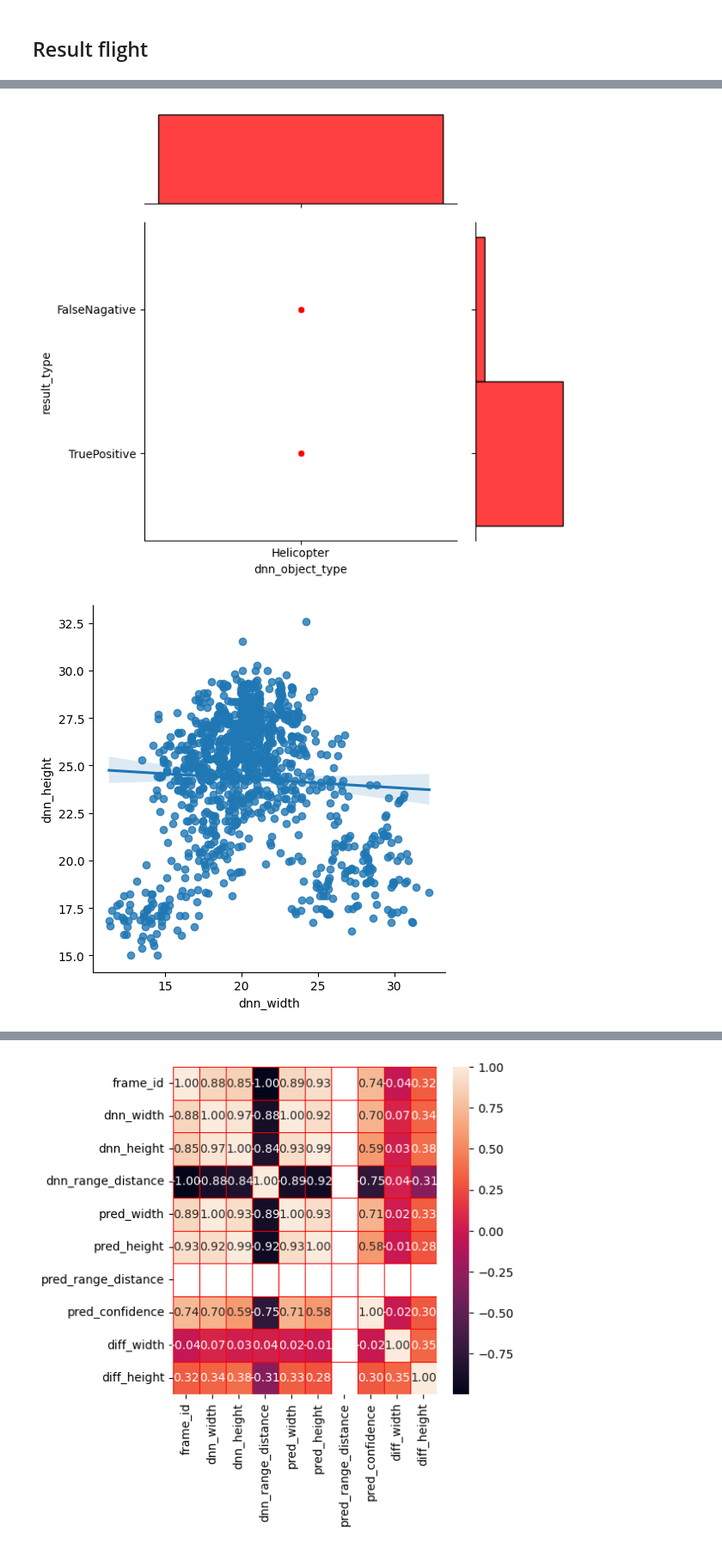
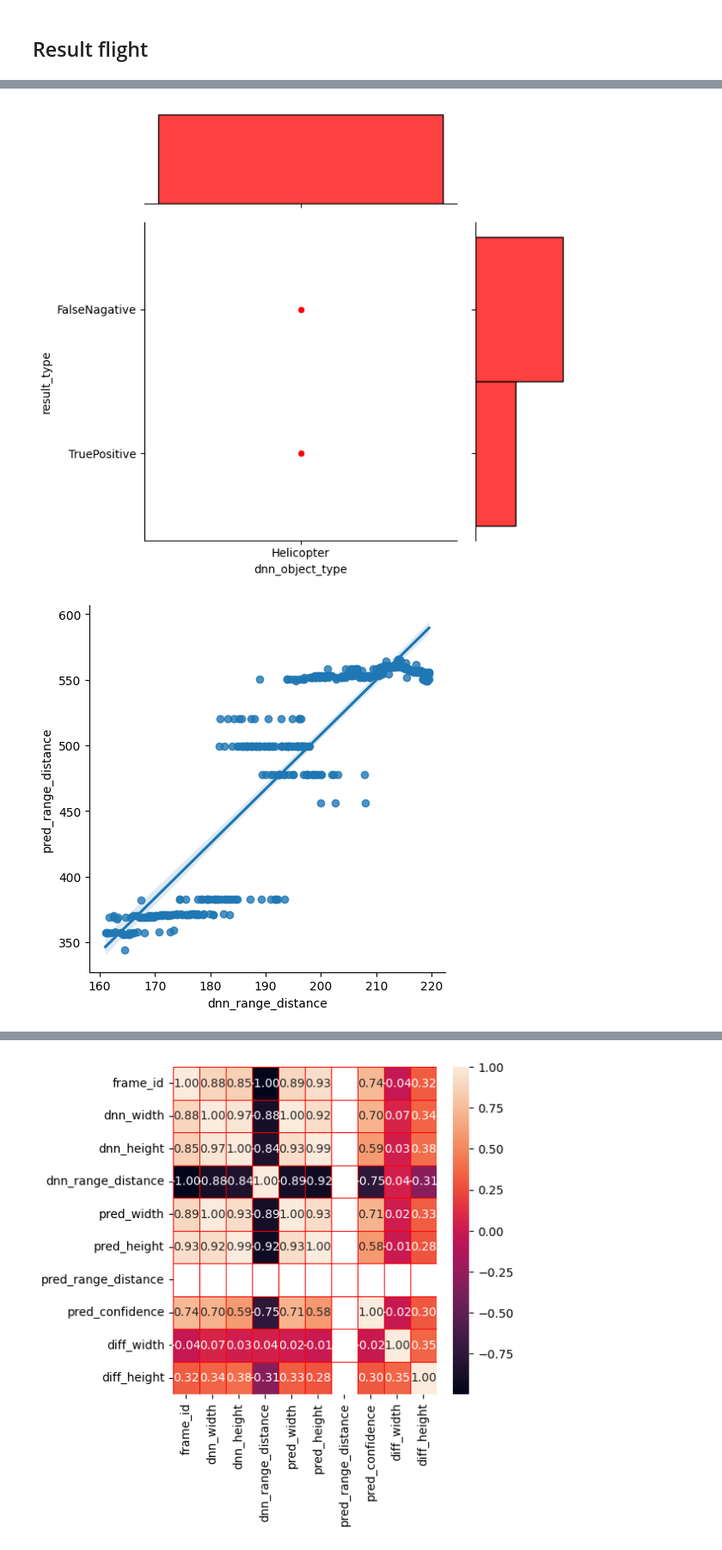
Before and after one commit to bulentsiyah/Mantis-Shrimp-Eye-s-Collision-Avoidance, a Jupyter notebook: dataframe_analysis.ipynb, the cells around one changed output, grey strips where cells are left out. Shown at 86% size. Cells and saved outputs as stored; diff of their text form; code cells hidden in the pictures.

```diff
--- a/dataframe_analysis.ipynb
+++ b/dataframe_analysis.ipynb
@@ -22,3 +12,12 @@ output_path_folder = "../../Datasets/Mantis-Shrimp-Eye-s-Collision-Avoidance/out
+# %%
+
+from configmanager import ConfigurationManager
+configurationManager = ConfigurationManager()
+# %%
+ana_dataset = configurationManager.config_readable['ana_dataset']
+dnn_dataset = configurationManager.config_readable['dnn_dataset']
+output_path_folder = configurationManager.config_readable['output_path_folder']
+dnn_rnn_dataset = configurationManager.config_readable['dnn_rnn_dataset']
 # %% [markdown]
 # Ana Result
 # %%
@@ -115,7 +114,7 @@ ana_test_islemis_dataframe.head()
 # %% [markdown]
 # Flight ID
 # %%
-flight_id = "036edfd6ece44c37b8ca9562fd701682"
+flight_id = "02a8b666e30848c890d719c8c37ade9b"
 
 flight_id_var_mi=ana_train_islemis_dataframe[ana_train_islemis_dataframe["flight_id"]==flight_id].empty
 
@@ -156,6 +155,9 @@ dnn_result_dataframe['pred_area'] = dnn_result_dataframe['pred_width'] * dnn_res
 dnn_result_dataframe['diff_area'] = dnn_result_dataframe['dnn_area'] - dnn_result_dataframe['pred_area']
 
 
+dnn_result_dataframe['diff_range'] = dnn_result_dataframe['dnn_range_distance'] - dnn_result_dataframe['pred_range_distance']
+
+
 dnn_result_dataframe.head()
 # %% [output]
 |  | frame_id | result_type | dnn_object_type | dnn_width | dnn_height | dnn_range_distance | pred_object_type | ... |
@@ -224,12 +238,12 @@ dnn_result_dataframe.boxplot(column='frame_id',by = 'result_type')
 # %%
 g = sns.jointplot(x=dnn_result_dataframe['dnn_object_type'], y=dnn_result_dataframe['result_type'], ratio=3, color="r")
 # %% [output]
-[figure, old version]
+[figure, new version]
 # %%
-sns.lmplot(x="dnn_width", y="dnn_height", data=dnn_result_dataframe)
+sns.lmplot(x="dnn_range_distance", y="pred_range_distance", data=dnn_result_dataframe)
 plt.show()
 # %% [output]
-[figure, old version]
+[figure, new version]
 # %%
 data1 = pd.DataFrame()
 data1['diff_width'] = dnn_result_dataframe['dnn_width'] - dnn_result_dataframe['pred_width']
```
Also changed, not shown: parts of 21 cells of this notebook, 7 other files.
